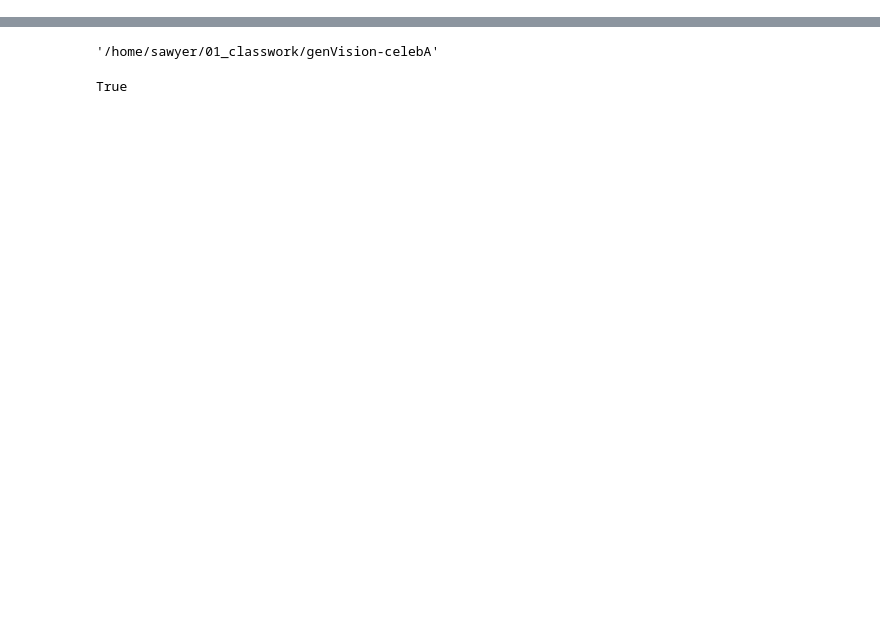
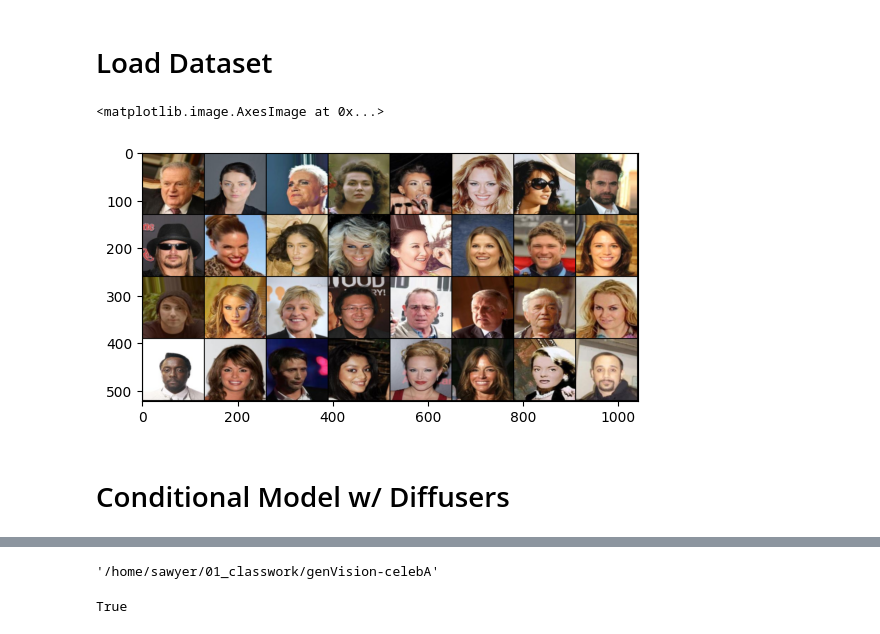
Before and after one commit to IsuruAriyarathne97/genVision-celebA, a Jupyter notebook: celebA-Diffusion.ipynb, the cells around one changed output, grey strips where cells are left out. Drawn from its saved outputs; the diff is of its cells as text; code cells hidden in the pictures; blank space fills up the shorter version.

Commit message:
Simplified implementation with torch dataset and diffusers model

```diff
--- a/celebA-Diffusion.ipynb
+++ b/celebA-Diffusion.ipynb
@@ -211,0 +17,24 @@ def get_celeba_dataloader(
+# %% [markdown]
+# Load Dataset
+# %%
+img_size = 128
+
+transform = transforms.Compose([
+    transforms.Resize((img_size, img_size)),
+    transforms.ToTensor(),
+    transforms.Normalize((0.5, 0.5, 0.5), (0.5, 0.5, 0.5))
+])
+
+dataset = datasets.CelebA(root='celeba/', split="train", target_type='attr', download=True, transform=transform)
+train_dataloader = DataLoader(dataset, batch_size=32, shuffle=True, num_workers=4)
+# %%
+from matplotlib import pyplot as plt
+x, y = next(iter(train_dataloader))
+
+grid = make_grid(x, normalize=True, scale_each=False)
+plt.imshow(grid.permute(1, 2, 0).numpy())
+# %% [output]
+<matplotlib.image.AxesImage at 0x...>
+[figure, added]
+# %% [markdown]
+# Conditional Model w/ Diffusers
```
Also changed, not shown: parts of 13 cells of this notebook.
